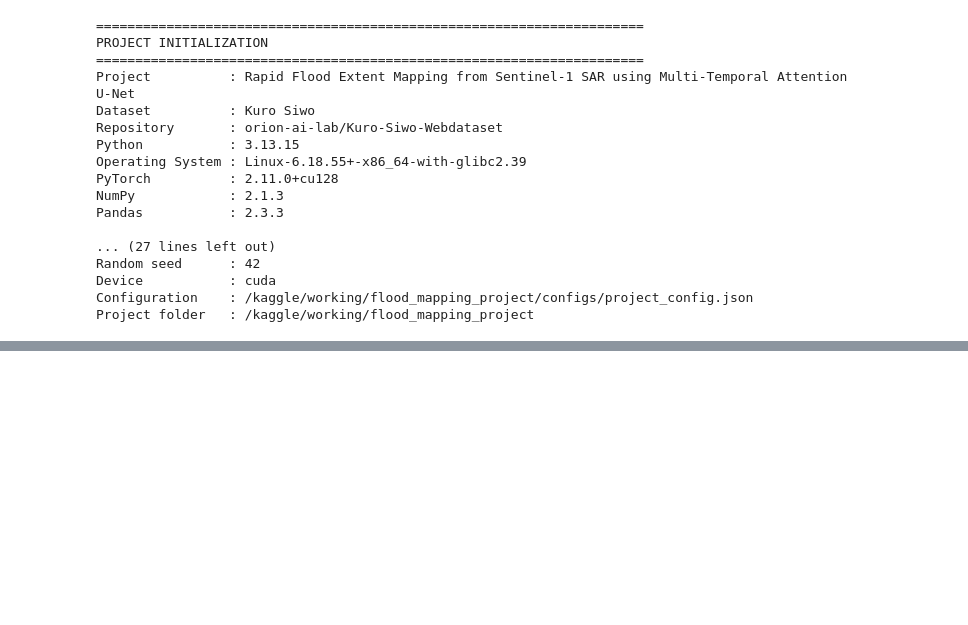
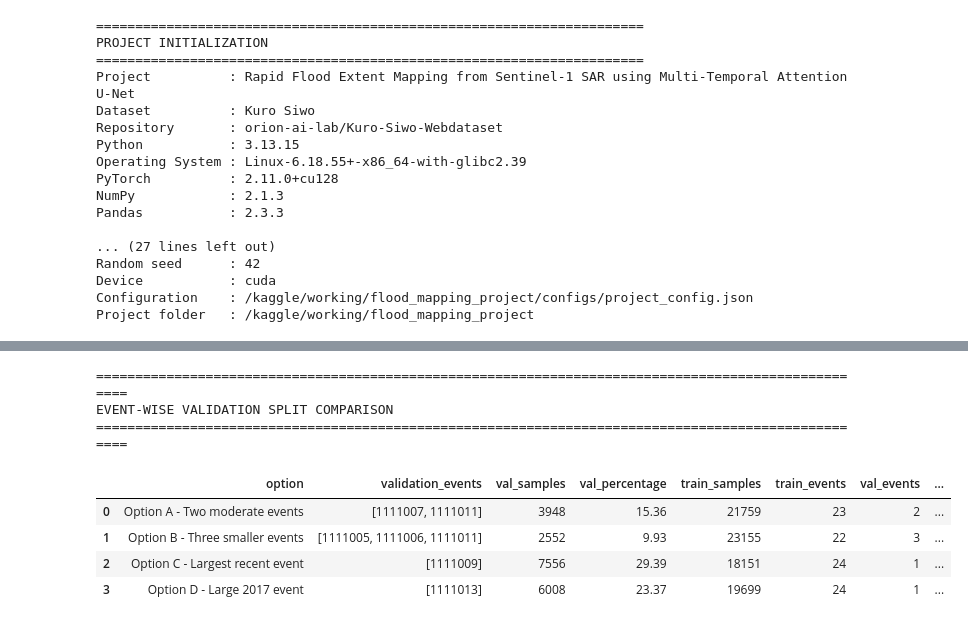
Before and after one commit to Vasanth-Loganathan/flood-mapping, a Jupyter notebook: main.ipynb, the cells around one changed output, grey strips where cells are left out. Cells and saved outputs as stored; diff of their text form; code cells hidden in the pictures; blank space fills up the shorter version.

```diff
--- a/main.ipynb
+++ b/main.ipynb
@@ -327,0 +2590,57 @@ print("Storage check         : Completed")
+# %%
+# Cell 27: Compare candidate event-wise validation splits
+
+validation_candidates = {
+    "Option A - Two moderate events": [1111007, 1111011],
+    "Option B - Three smaller events": [1111005, 1111006, 1111011],
+    "Option C - Largest recent event": [1111009],
+    "Option D - Large 2017 event": [1111013],
+}
+
+total_samples = len(df_inspected)
+candidate_results = []
+
+for option_name, validation_events in validation_candidates.items():
+
+    val_df = df_inspected[
+        df_inspected["actid"].isin(validation_events)
+    ]
+
+    train_df = df_inspected[
+        ~df_inspected["actid"].isin(validation_events)
+    ]
+
+    candidate_results.append({
+        "option": option_name,
+        "validation_events": validation_events,
+        "val_samples": len(val_df),
+        "val_percentage": len(val_df) / total_samples * 100,
+        "train_samples": len(train_df),
+        "train_events": train_df["actid"].nunique(),
+        "val_events": val_df["actid"].nunique(),
+        "val_mean_flood": val_df["pflood"].mean(),
+        "val_median_flood": val_df["pflood"].median(),
+        "val_zero_flood_patches": (val_df["pflood"] == 0).sum(),
+        "val_zero_flood_percentage": (
+            (val_df["pflood"] == 0).mean() * 100
+        ),
+        "earliest_val_date": val_df["flood_date"].min(),
+        "latest_val_date": val_df["flood_date"].max(),
+    })
+
+candidate_comparison = pd.DataFrame(candidate_results)
+
+print("=" * 100)
+print("EVENT-WISE VALIDATION SPLIT COMPARISON")
+print("=" * 100)
+
+display(candidate_comparison.round(2))
+# %% [output]
+====================================================================================================
+EVENT-WISE VALIDATION SPLIT COMPARISON
+====================================================================================================
+|  | option | validation_events | val_samples | val_percentage | train_samples | train_events | val_events | ... |
+| 0 | Option A - Two moderate events | [1111007, 1111011] | 3948 | 15.36 | 21759 | 23 | 2 | ... |
+| 1 | Option B - Three smaller events | [1111005, 1111006, 1111011] | 2552 | 9.93 | 23155 | 22 | 3 | ... |
+| 2 | Option C - Largest recent event | [1111009] | 7556 | 29.39 | 18151 | 24 | 1 | ... |
+| 3 | Option D - Large 2017 event | [1111013] | 6008 | 23.37 | 19699 | 24 | 1 | ... |
```
Also changed, not shown: parts of 25 cells of this notebook.
